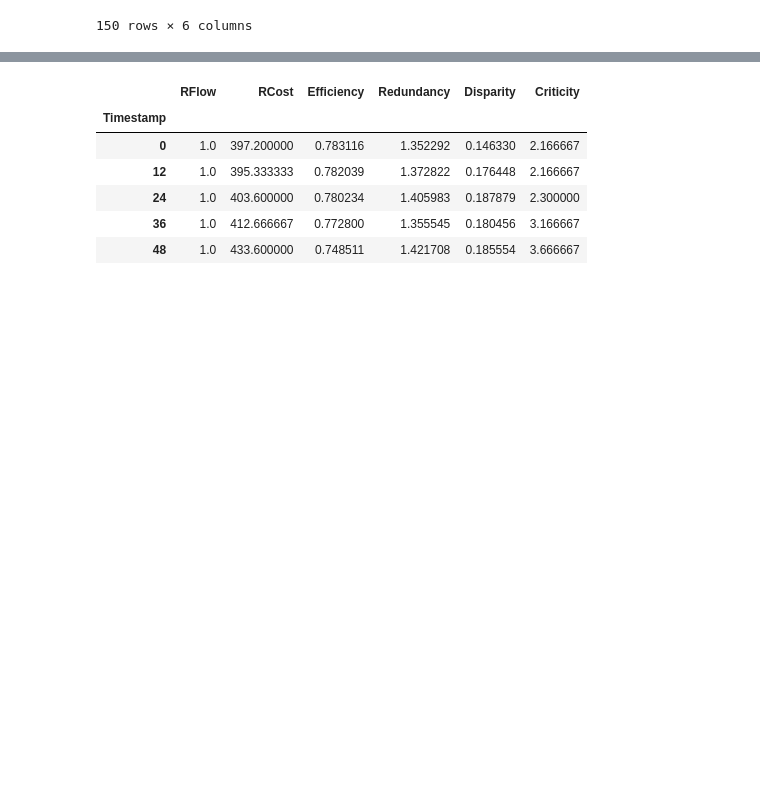
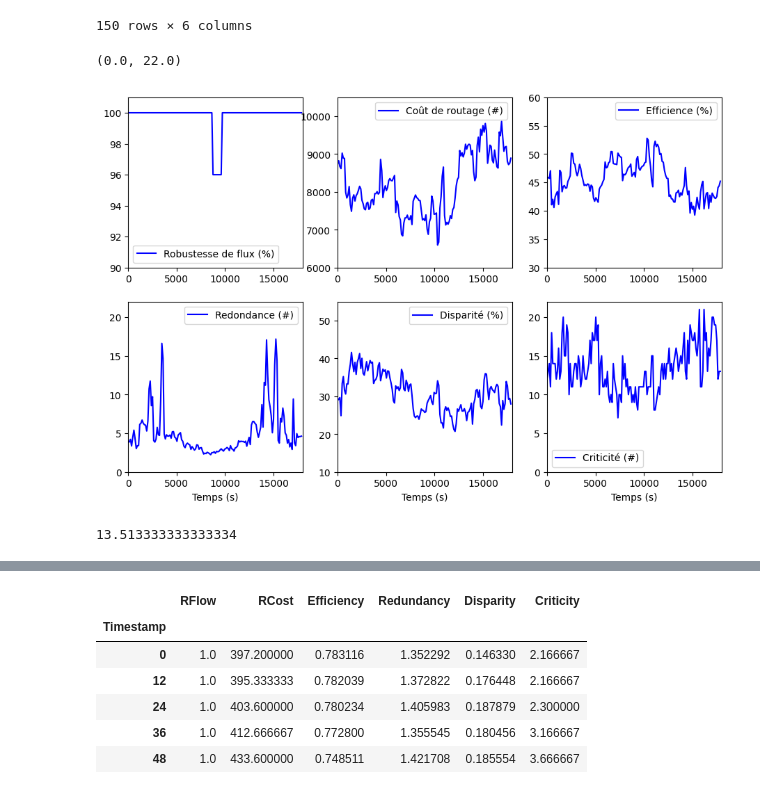
Before and after one commit to eakopyan/SwarmPy_Simulator, a Jupyter notebook: repr_these_manuscrit/chapitres/chap5_reliability.ipynb, the cells around one changed output, grey strips where cells are left out. Saved outputs shown, nothing was run; the diff lists cells and outputs as text; code cells hidden in the pictures; blank space fills up the shorter version.

```diff
--- a/repr_these_manuscrit/chapitres/chap5_reliability.ipynb
+++ b/repr_these_manuscrit/chapitres/chap5_reliability.ipynb
@@ -42,3 +45,58 @@ df_ref
 | 1776 | 1.0 | 8756 | 0.444074 | 4.580408 | 0.294533 | 13 |
 | 1788 | 1.0 | 8890 | 0.452154 | 4.626939 | 0.279738 | 13 |
 150 rows × 6 columns
+# %%
+fig, axes = plt.subplots(figsize=(11,7), nrows=2, ncols=3)
+
+ax = axes[0][0]
+ax.plot(IDX, df_ref['RFlow']*100, c='blue', label='Robustesse de flux (%)')
+ax.legend()
+ax.set_xlim(0,TMAX)
+ax.set_xticks(np.arange(0, TMAX, 5000))
+ax.set_ylim(90, 101)
+
+ax = axes[0][1]
+ax.plot(IDX, df_ref['RCost'], c='blue', label='Coût de routage (#)')
+ax.legend()
+ax.set_xlim(0,TMAX)
+ax.set_xticks(np.arange(0, TMAX, 5000))
+ax.set_ylim(6000, 10500)
+
+ax = axes[0][2]
+ax.plot(IDX, df_ref['Efficiency']*100, c='blue', label='Efficience (%)')
+ax.legend()
+ax.set_xlim(0,TMAX)
+ax.set_xticks(np.arange(0, TMAX, 5000))
+ax.set_ylim(30, 60)
+
+
+ax = axes[1][0]
+ax.plot(IDX, df_ref['Redundancy'], c='blue', label='Redondance (#)')
+ax.legend()
+ax.set_xlim(0,TMAX)
+ax.set_xticks(np.arange(0, TMAX, 5000))
+ax.set_xlabel('Temps (s)')
+ax.set_ylim(0, 22)
+
+ax = axes[1][1]
+ax.plot(IDX, df_ref['Disparity']*100, c='blue', label='Disparité (%)')
+ax.legend()
+ax.set_xlim(0,TMAX)
+ax.set_xticks(np.arange(0, TMAX, 5000))
+ax.set_xlabel('Temps (s)')
+ax.set_ylim(10, 55)
+
+ax = axes[1][2]
+ax.plot(IDX, df_ref['Criticity'], c='blue', label='Criticité (#)')
+ax.legend()
+ax.set_xlim(0,TMAX)
+ax.set_xticks(np.arange(0, TMAX, 5000))
+ax.set_xlabel('Temps (s)')
+ax.set_ylim(0, 22)
+# %% [output]
+(0.0, 22.0)
+[figure, added]
+# %%
+df_ref['Criticity'].mean()
+# %% [output]
+13.513333333333334
```
Also changed, not shown: parts of 11 cells of this notebook, 13 other files.
